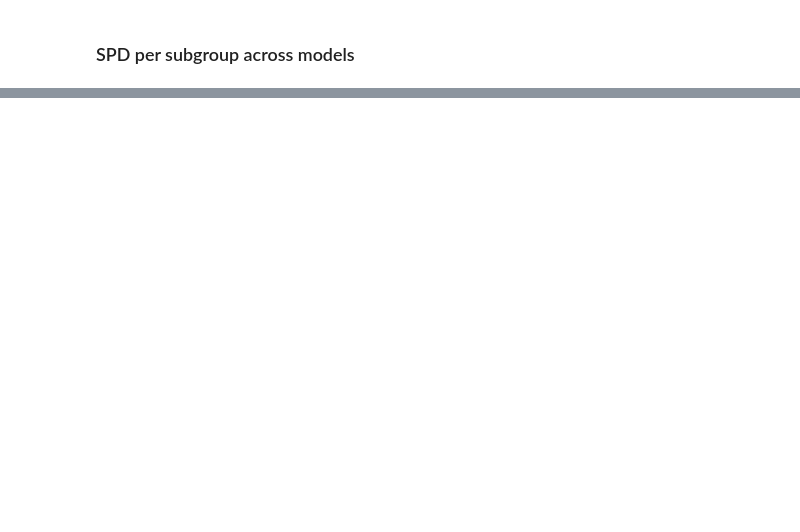
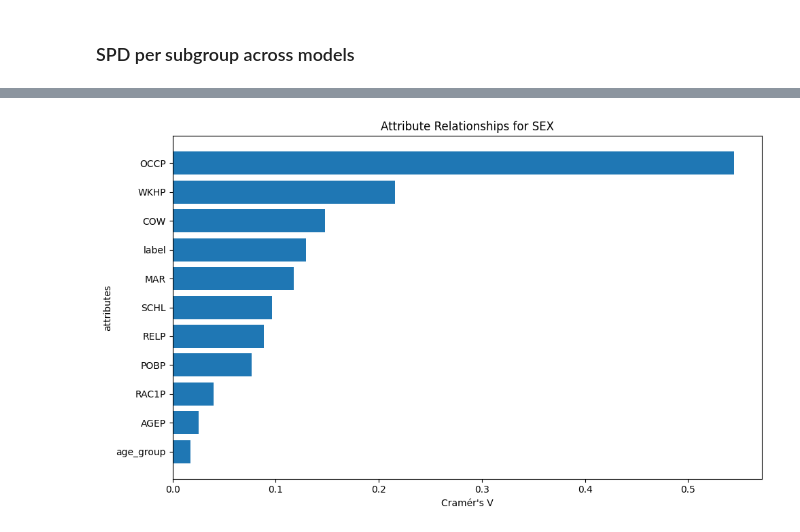
Before and after one commit to Kangerooh/HCML, a Jupyter notebook: HCML_Project.ipynb, the cells around one changed output, grey strips where cells are left out. Drawn from its saved outputs; the diff is of its cells as text; code cells hidden in the pictures; blank space fills up the shorter version.

```diff
--- a/HCML_Project.ipynb
+++ b/HCML_Project.ipynb
@@ -657,0 +776,22 @@ plt.xticks(rotation=30, ha="right"); plt.legend(title="model"); plt.tight_layout
+# %%
+# UNUSED IN THE PAPER
+data = {
+    "feature": ["OCCP","WKHP","COW","label","MAR","SCHL","RELP","POBP","RAC1P","AGEP","age_group"],
+    "cramers_v": [0.544436,0.215601,0.148008,0.129354,0.117763,
+                  0.096538,0.088253,0.076341,0.039927,0.025396,0.017253]
+}
+
+df = pd.DataFrame(data)
+df = df.sort_values("cramers_v", ascending=True)
+
+plt.figure(figsize=(10,6))
+plt.barh(df["feature"], df["cramers_v"])
+
+plt.xlabel("Cramér's V")
+plt.ylabel("attributes")
+plt.title("Attribute Relationships for SEX")
+plt.tight_layout()
+
+plt.show()
+# %% [output]
+[figure, added]
```
Also changed, not shown: parts of 15 cells of this notebook.
